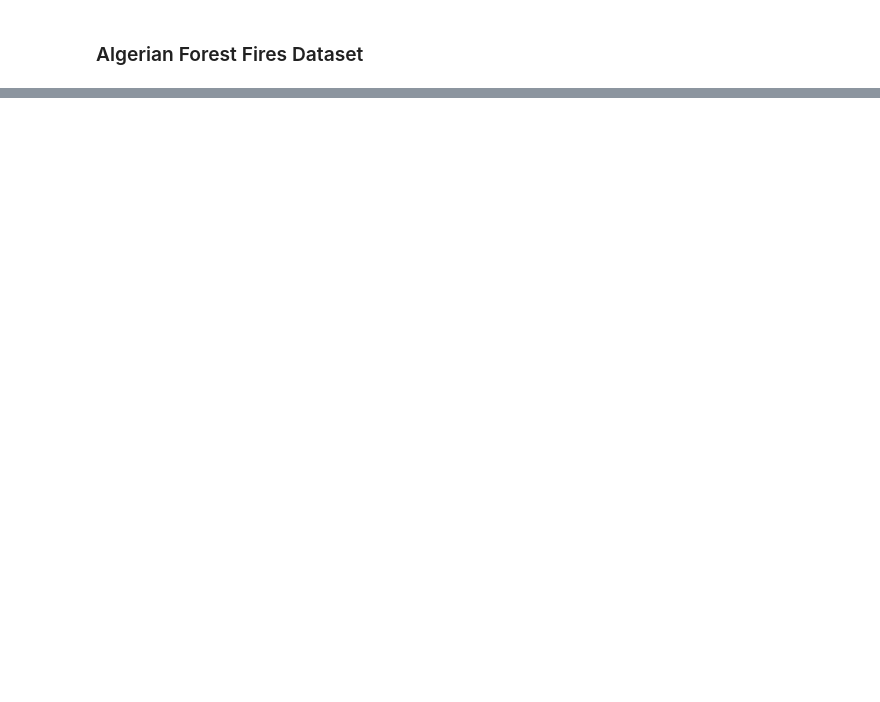
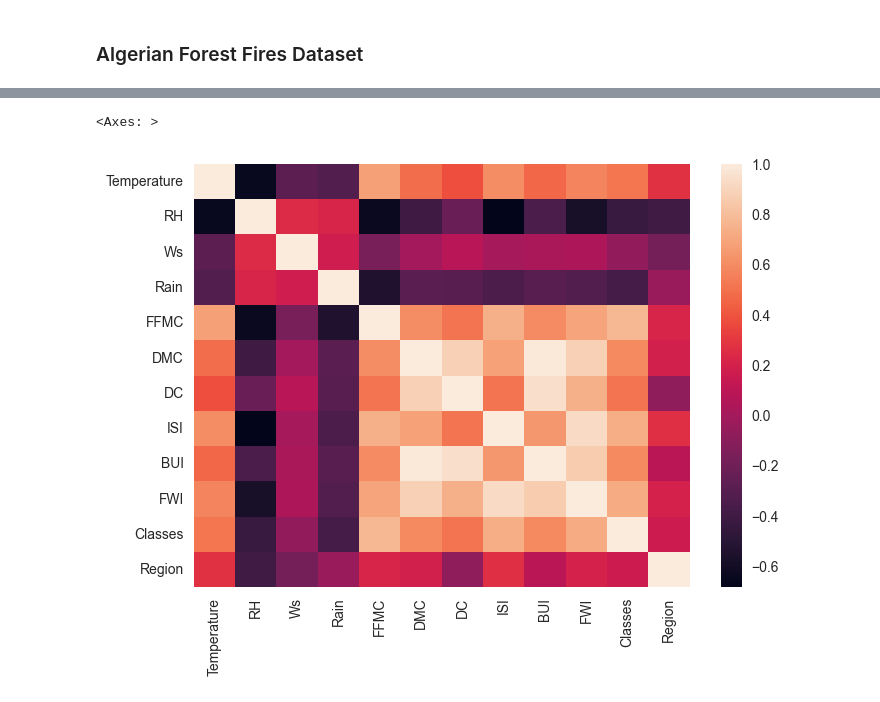
Before and after one commit to Aadarshrai1801/Ridge-Lasso-ElasticNet, a Jupyter notebook: Project.ipynb, the cells around one changed output, grey strips where cells are left out. Cells and saved outputs as stored; diff of their text form; code cells hidden in the pictures; blank space fills up the shorter version.

```diff
--- a/Project.ipynb
+++ b/Project.ipynb
@@ -9,0 +230,4 @@ ValueError: DataFrame constructor not properly called!
+# %%
+for i in objects :
+    if i != "Classes" :
+        df[i] = df[i].astype(float)
@@ -9,0 +355,5 @@ ValueError: DataFrame constructor not properly called!
+# %%
+sns.heatmap(df_copy.corr())
+# %% [output]
+<Axes: >
+[figure, added]
```
Also changed, not shown: parts of 45 cells of this notebook, 2 other files.
